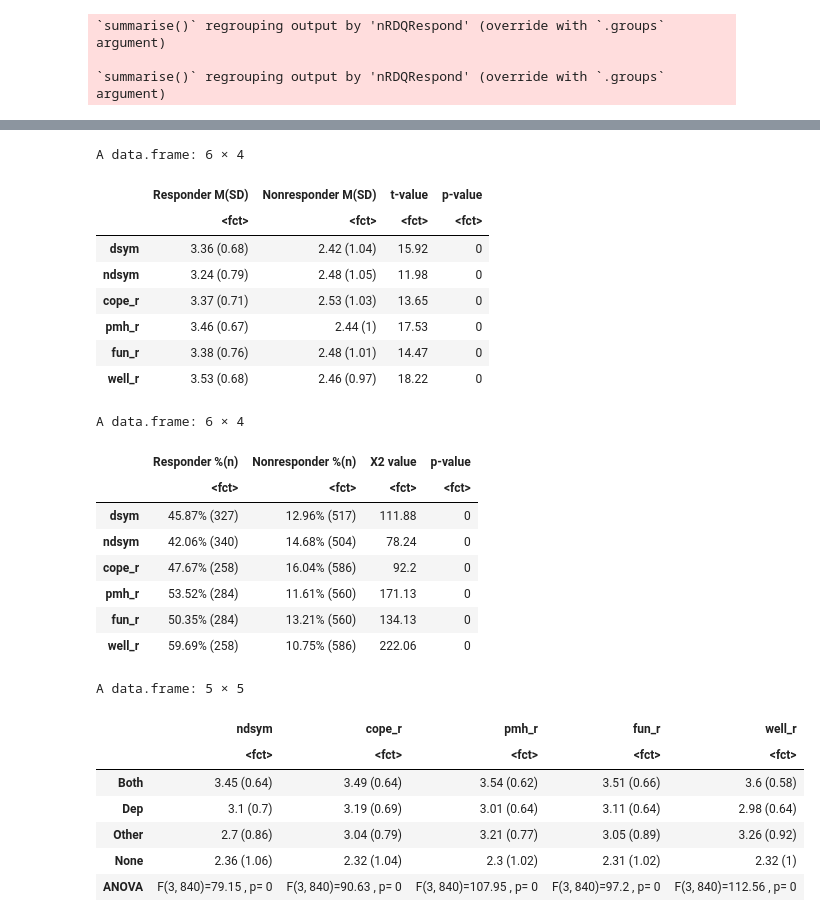
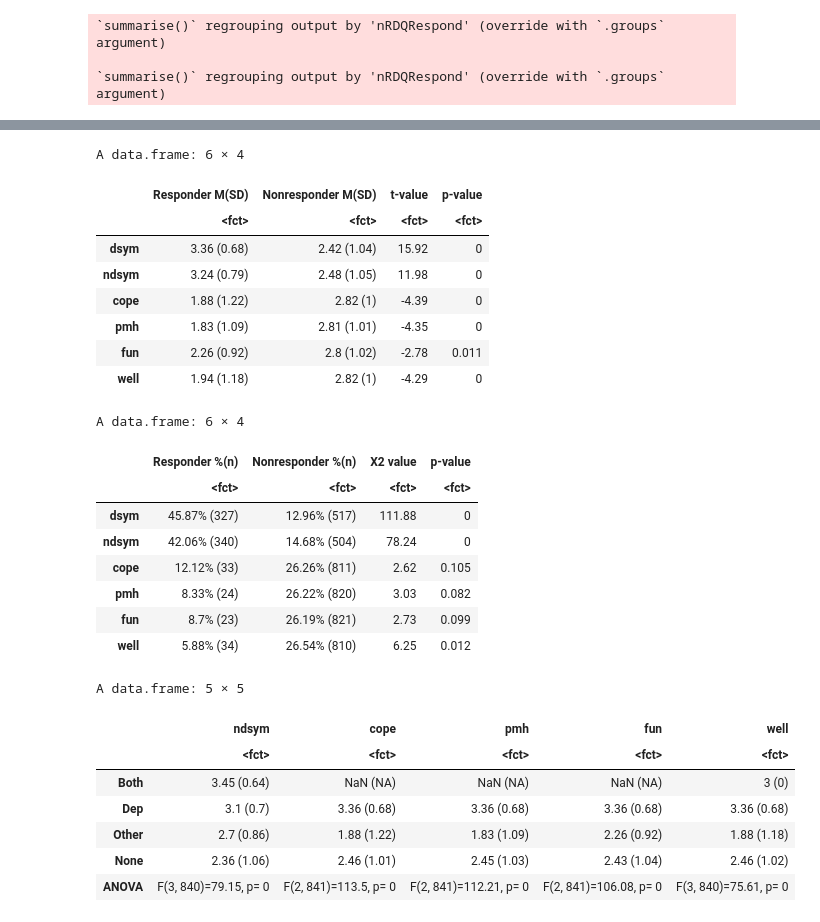
Before and after one commit to sin-ying-lin/phpTxOutcome, a Jupyter notebook: Code/50% Improvement 2nd.ipynb, the cells around one changed output, grey strips where cells are left out. Saved outputs shown, nothing was run; the diff lists cells and outputs as text; code cells hidden in the pictures.

```diff
--- a/Code/50% Improvement 2nd.ipynb
+++ b/Code/50% Improvement 2nd.ipynb
@@ -88,7 +279,7 @@ A data.frame: 6 × 4
 | well_r | 11.58 (2.67) | 7.32 (3.99) | 1.25 | 29.98% (253) |
 # %%
 nRDQResponder = matrix(0, ncol = 6, nrow = nrow(dfMDD))
-for (i in 1:length(facets)){
+for (i in 1:6){
     facet = facets[i]
     preScore = dfMDD[,grep(paste0('pre_', facet,'$'), colnames(dfMDD))]
     postScore = dfMDD[,grep(paste0('post_', facet,'$'), colnames(dfMDD))]
@@ -97,8 +288,17 @@ for (i in 1:length(facets)){
 
 }
 
+#for (i in 3:6){
+#    facet = facets[i]
+#    preScore = dfMDD[,grep(paste0('pre_', facet,'$'), colnames(dfMDD))]
+#    postScore = dfMDD[,grep(paste0('post_', facet,'$'), colnames(dfMDD))]
+#
+#    nRDQResponder[,i] = ifelse((postScore-preScore) >= 0.5*preScore, 1, 0)
+#
+#}
+
 nRDQResponderTable = as.data.frame(table(rowSums(nRDQResponder)))
-nRDQResponderTable$`%` = paste0(round(nRDQResponderTable$Freq/nrow(dfMDD),2),'%')
+nRDQResponderTable$percent = paste0(round(nRDQResponderTable$Freq/nrow(dfMDD)*100,2),'%')
 write.csv(nRDQResponderTable, '../Results/nRDQResponderTable.csv', row.names = F)
 nRDQResponderTable
 # %% [output]
@@ -214,8 +490,8 @@ imprvByNRDQ$t_val = NA
 imprvByNRDQ$p_val = NA
 
 for (i in 0:5){
-    sample1 = imprvByNRDQANOVA[imprvByNRDQANOVA$nRDQRespond== i,'imprv']
-    sample2 = imprvByNRDQANOVA[imprvByNRDQANOVA$nRDQRespond== i+1, 'imprv']
+    sample1 = imprvByNRDQTtestData[imprvByNRDQTtestData$nRDQRespond== i,'imprv']
+    sample2 = imprvByNRDQTtestData[imprvByNRDQTtestData$nRDQRespond== i+1, 'imprv']
 
     tRes = t.test(sample1,sample2)
 
@@ -391,8 +640,8 @@ rdqResImprvEach = matrix(0, ncol = 4, nrow = 6)
 
 for (i in 1:6){
     facet = facets[i]
-    preScore = dfMDD[,grep(paste0('pre_', facet), colnames(dfMDD))]
-    postScore = dfMDD[,grep(paste0('post_', facet), colnames(dfMDD))]
+    preScore = dfMDD[,grep(paste0('pre_', facet,'$'), colnames(dfMDD))]
+    postScore = dfMDD[,grep(paste0('post_', facet,'$'), colnames(dfMDD))]
     responder = which((preScore - postScore)> 0.5*preScore)
     responderImprv = dfMDD$imprv1[responder]
     nonresponderImprv = dfMDD$imprv1[-responder]
@@ -420,17 +669,17 @@ A data.frame: 6 × 4
 |  | <fct> | <fct> | <fct> | <fct> |
 | dsym | 3.36 (0.68) | 2.42 (1.04) | 15.92 | 0 |
 | ndsym | 3.24 (0.79) | 2.48 (1.05) | 11.98 | 0 |
-| cope_r | 3.37 (0.71) | 2.53 (1.03) | 13.65 | 0 |
-| pmh_r | 3.46 (0.67) | 2.44 (1) | 17.53 | 0 |
-| fun_r | 3.38 (0.76) | 2.48 (1.01) | 14.47 | 0 |
-| well_r | 3.53 (0.68) | 2.46 (0.97) | 18.22 | 0 |
+| cope | 1.88 (1.22) | 2.82 (1) | -4.39 | 0 |
+| pmh | 1.83 (1.09) | 2.81 (1.01) | -4.35 | 0 |
+| fun | 2.26 (0.92) | 2.8 (1.02) | -2.78 | 0.011 |
+| well | 1.94 (1.18) | 2.82 (1) | -4.29 | 0 |
 # %%
 rdqResImprv4Each = matrix(0, ncol = 4, nrow = 6)
 
 for (i in 1:6){
     facet = facets[i]
-    preScore = dfMDD[,grep(paste0('pre_', facet), colnames(dfMDD))]
-    postScore = dfMDD[,grep(paste0('post_', facet), colnames(dfMDD))]
+    preScore = dfMDD[,grep(paste0('pre_', facet,'$'), colnames(dfMDD))]
+    postScore = dfMDD[,grep(paste0('post_', facet,'$'), colnames(dfMDD))]
     responder = as.factor(ifelse((preScore - postScore)> 0.5*preScore, 1, 0))
     imprvCut = ifelse(dfMDD$imprv1 >= 4, 1, 0)
 
@@ -461,20 +710,20 @@ A data.frame: 6 × 4
 |  | <fct> | <fct> | <fct> | <fct> |
 | dsym | 45.87% (327) | 12.96% (517) | 111.88 | 0 |
 | ndsym | 42.06% (340) | 14.68% (504) | 78.24 | 0 |
-| cope_r | 47.67% (258) | 16.04% (586) | 92.2 | 0 |
-| pmh_r | 53.52% (284) | 11.61% (560) | 171.13 | 0 |
-| fun_r | 50.35% (284) | 13.21% (560) | 134.13 | 0 |
-| well_r | 59.69% (258) | 10.75% (586) | 222.06 | 0 |
+| cope | 12.12% (33) | 26.26% (811) | 2.62 | 0.105 |
+| pmh | 8.33% (24) | 26.22% (820) | 3.03 | 0.082 |
+| fun | 8.7% (23) | 26.19% (821) | 2.73 | 0.099 |
+| well | 5.88% (34) | 26.54% (810) | 6.25 | 0.012 |
 # %%
 imprvMDDvsOthers = matrix(0, ncol = 5, nrow = 5)
 for (j in 2:length(facets)){
     facet = facets[j]
-    preDepScore = dfMDD[,grep(paste0('pre_dsym'), colnames(dfMDD))]
-    postDepScore = dfMDD[,grep(paste0('post_dsym'), colnames(dfMDD))]
+    preDepScore = dfMDD[,grep(paste0('pre_dsym$'), colnames(dfMDD))]
+    postDepScore = dfMDD[,grep(paste0('post_dsym$'), colnames(dfMDD))]
     depRep = ifelse((preDepScore - postDepScore) > 0.5*preDepScore, 1, 0)
 
-    preOtherScore = dfMDD[,grep(paste0('pre_', facet), colnames(dfMDD))]
-    postOtherScore = dfMDD[,grep(paste0('post_', facet), colnames(dfMDD))]
+    preOtherScore = dfMDD[,grep(paste0('pre_', facet,'$'), colnames(dfMDD))]
+    postOtherScore = dfMDD[,grep(paste0('post_', facet,'$'), colnames(dfMDD))]
     otherRep = ifelse((preOtherScore - postOtherScore) > 0.5*preOtherScore, 1, 0)
 
     labels = c()
@@ -487,40 +736,40 @@ for (j in 2:length(facets)){
 
 
     imprvMDDvsOthers[1,j-1] = paste0(round(mean(dfMDD$imprv1[depRep == 1 & otherRep == 1]),2), ' (',
                                    round(sd(dfMDD$imprv1[depRep == 1 & otherRep == 1]),2),')')
 
     imprvMDDvsOthers[2,j-1] = paste0(round(mean(dfMDD$imprv1[depRep == 1 & otherRep == 0]),2), ' (',
                                    round(sd(dfMDD$imprv1[depRep == 1 & otherRep == 0]),2),')')
 
     imprvMDDvsOthers[3,j-1] = paste0(round(mean(dfMDD$imprv1[depRep == 0 & otherRep == 1]),2), ' (',
                                    round(sd(dfMDD$imprv1[depRep == 0 & otherRep == 1]),2),')')
 
     imprvMDDvsOthers[4,j-1] = paste0(round(mean(dfMDD$imprv1[depRep == 0 & otherRep == 0]),2), ' (',
                                    round(sd(dfMDD$imprv1[depRep == 0 & otherRep == 0]),2),')')
 
     aovRes = summary(aov(dfMDD$imprv1 ~ labels))
     imprvMDDvsOthers[5,j-1] = paste0('F(',aovRes[[1]][1,1],', ',
                                      aovRes[[1]][2,1],')=',round(aovRes[[1]][1,4],2),
                                      ', p= ', round(aovRes[[1]][1,5]))
 
 
 
 
 }
 imprvMDDvsOthers = as.data.frame(imprvMDDvsOthers)
 rownames(imprvMDDvsOthers) = c('Both', 'Dep', 'Other', 'None', 'ANOVA')
 colnames(imprvMDDvsOthers) = facets[2:6]
 write.csv(imprvMDDvsOthers, '../Results/imprvMDDvsOthers.csv')
 imprvMDDvsOthers
 # %% [output]
 A data.frame: 5 × 5
-|  | ndsym | cope_r | pmh_r | fun_r | well_r |
+|  | ndsym | cope | pmh | fun | well |
 |  | <fct> | <fct> | <fct> | <fct> | <fct> |
-| Both | 3.45 (0.64) | 3.49 (0.64) | 3.54 (0.62) | 3.51 (0.66) | 3.6 (0.58) |
-| Dep | 3.1 (0.7) | 3.19 (0.69) | 3.01 (0.64) | 3.11 (0.64) | 2.98 (0.64) |
-| Other | 2.7 (0.86) | 3.04 (0.79) | 3.21 (0.77) | 3.05 (0.89) | 3.26 (0.92) |
-| None | 2.36 (1.06) | 2.32 (1.04) | 2.3 (1.02) | 2.31 (1.02) | 2.32 (1) |
-| ANOVA | F(3, 840)=79.15 , p= 0 | F(3, 840)=90.63 , p= 0 | F(3, 840)=107.95 , p= 0 | F(3, 840)=97.2 , p= 0 | F(3, 840)=112.56 , p= 0 |
+| Both | 3.45 (0.64) | NaN (NA) | NaN (NA) | NaN (NA) | 3 (0) |
+| Dep | 3.1 (0.7) | 3.36 (0.68) | 3.36 (0.68) | 3.36 (0.68) | 3.36 (0.68) |
+| Other | 2.7 (0.86) | 1.88 (1.22) | 1.83 (1.09) | 2.26 (0.92) | 1.88 (1.18) |
+| None | 2.36 (1.06) | 2.46 (1.01) | 2.45 (1.03) | 2.43 (1.04) | 2.46 (1.02) |
+| ANOVA | F(3, 840)=79.15, p= 0 | F(2, 841)=113.5, p= 0 | F(2, 841)=112.21, p= 0 | F(2, 841)=106.08, p= 0 | F(3, 840)=75.61, p= 0 |
 # %%
 comp = c('both-dep', 'both-other', 'both-none', 'dep-other', 'dep-none', 'other-none')
 pairwiseImprv = matrix(0, nrow = 6, ncol = 5)
```
Also changed, not shown: parts of 54 cells of this notebook, 18 other files.
